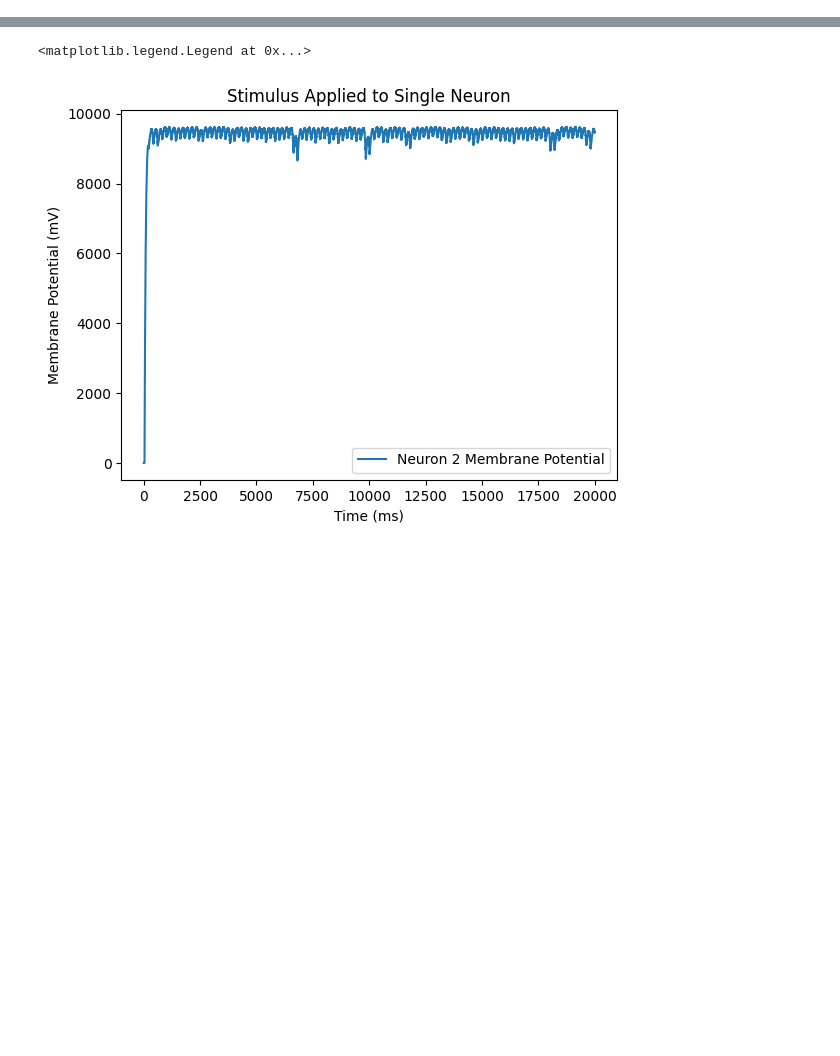
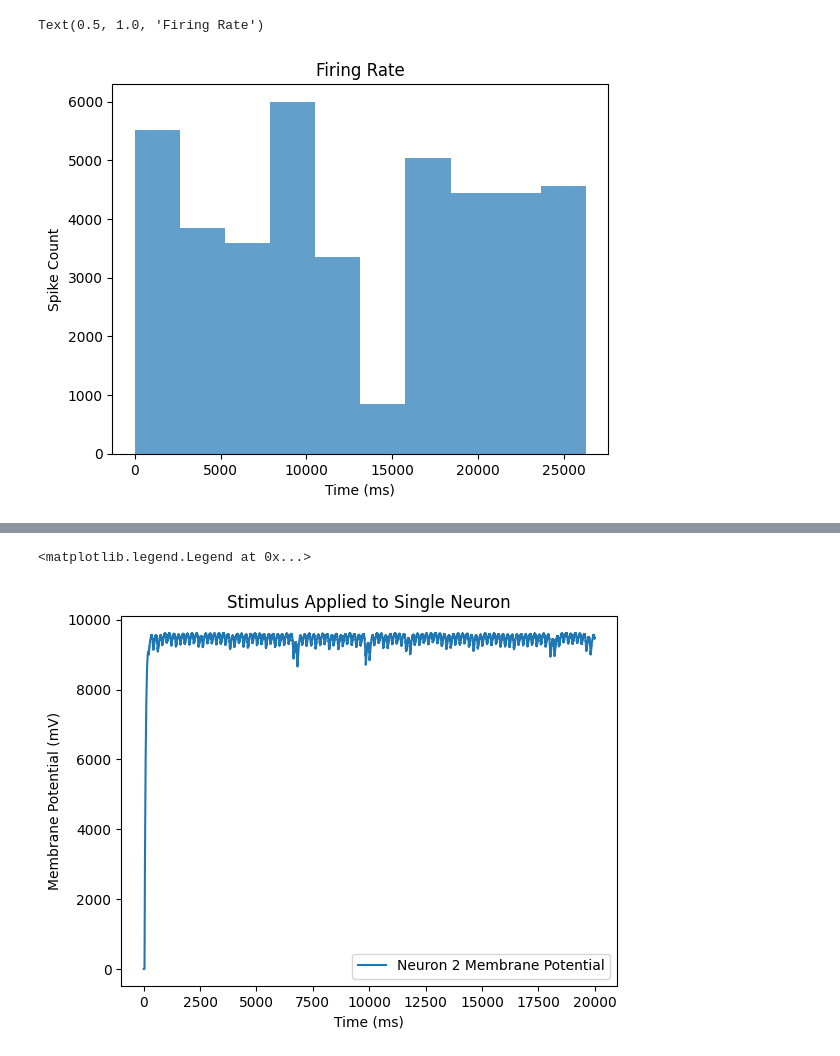
Before and after one commit to BrunoRovoletto/SerotoninSNN, a Jupyter notebook: predictive_coding_v1_gpu.ipynb, the cells around one changed output, grey strips where cells are left out. Cells and saved outputs as stored; diff of their text form; code cells hidden in the pictures; blank space fills up the shorter version.

```diff
--- a/predictive_coding_v1_gpu.ipynb
+++ b/predictive_coding_v1_gpu.ipynb
@@ -530,0 +669,8 @@ RuntimeError: Project run failed (project directory: /workspace/SerotoninSNN/cud
+# %%
+plt.hist(spike_mon_o["t"]/ ms, bins=10, alpha=0.7)
+plt.xlabel('Time (ms)')
+plt.ylabel('Spike Count')
+plt.title('Firing Rate')
+# %% [output]
+Text(0.5, 1.0, 'Firing Rate')
+[figure, added]
```
Also changed, not shown: parts of 17 cells of this notebook, 1 other file.
